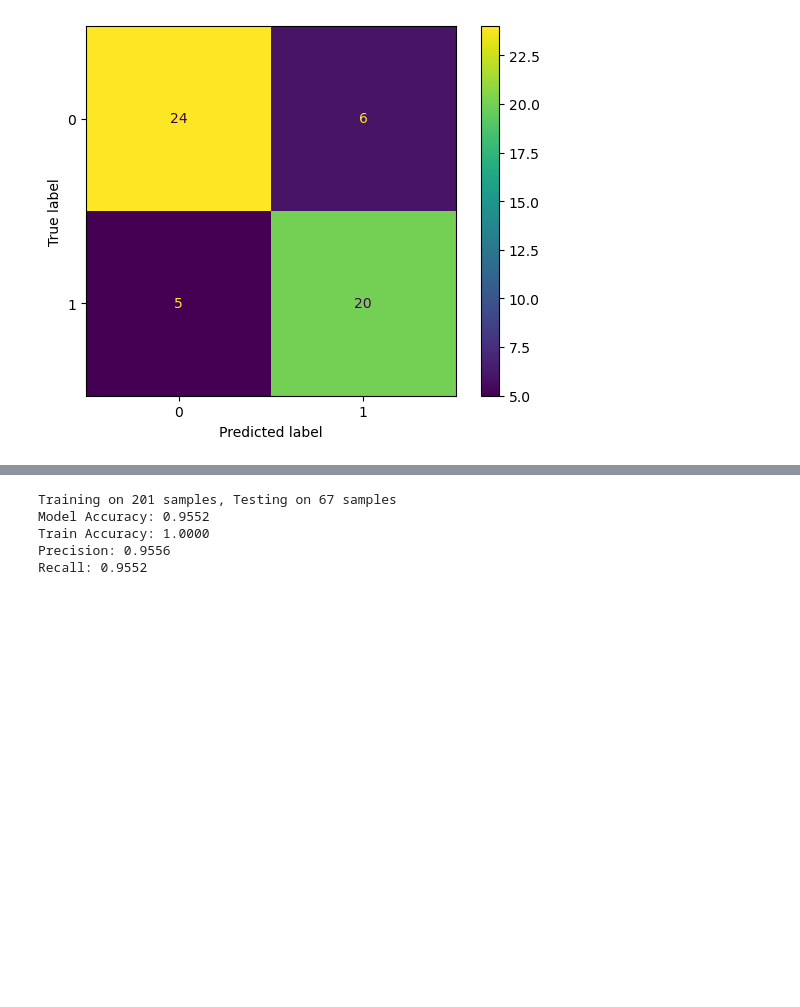
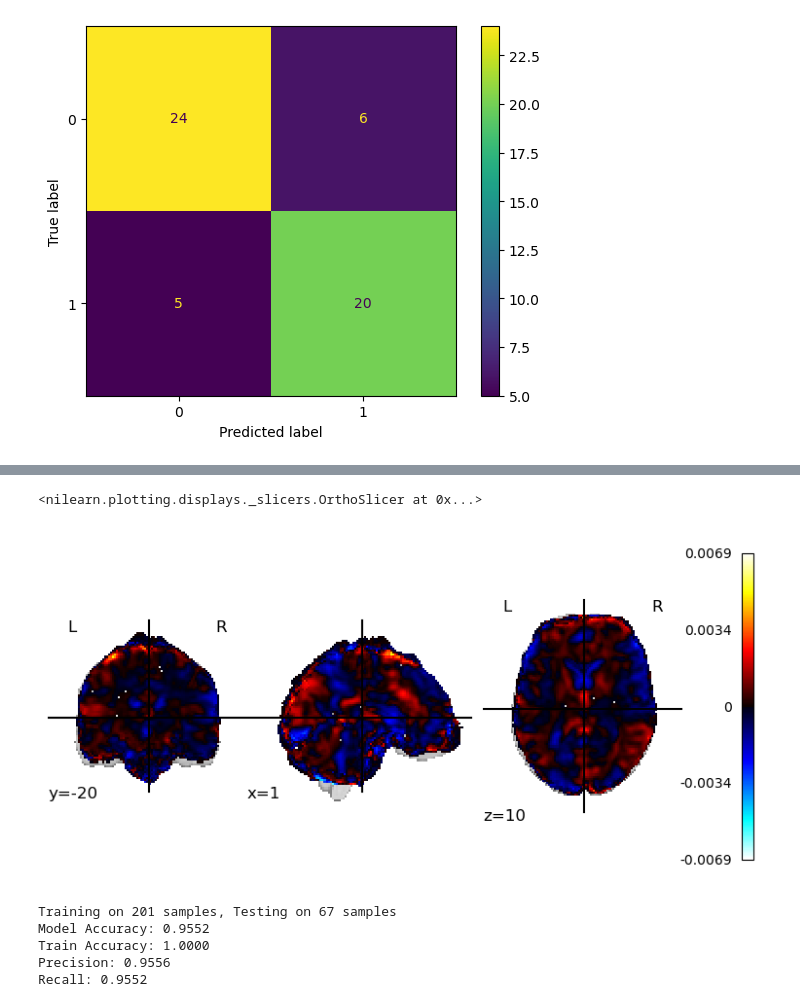
Before and after one commit to yunchen-hung/fmriWorkingMemoryProject, a Jupyter notebook: Logistic Regression/logistic_nonConfounds.ipynb, the cells around one changed output, grey strips where cells are left out. Cells and saved outputs as stored; diff of their text form; code cells hidden in the pictures; blank space fills up the shorter version.

```diff
--- a/Logistic Regression/logistic_nonConfounds.ipynb
+++ b/Logistic Regression/logistic_nonConfounds.ipynb
@@ -216,3 +227,9 @@ Recall: 0.7273
+# %%
+mod2_3d = masker.inverse_transform(mod1.coef_)
+plotting.plot_stat_map(mod2_3d)
+# %% [output]
+<nilearn.plotting.displays._slicers.OrthoSlicer at 0x...>
+[figure, added]
 # %%
 # Logistic reg model for the custom 3 runs/1 run train/test split
 
```
Also changed, not shown: parts of 9 cells of this notebook, 1 other file.
